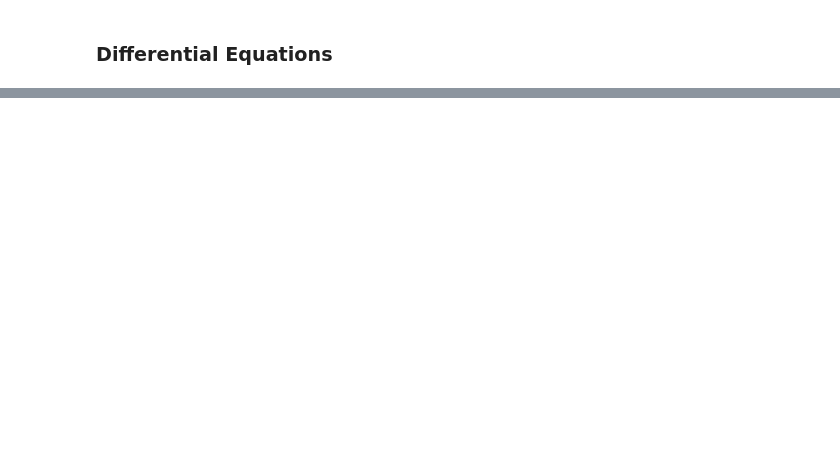
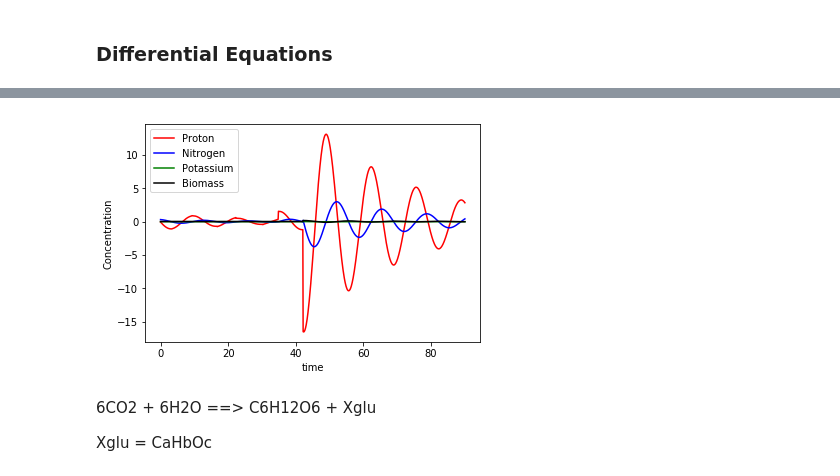
Before and after one commit to reubens9/CSC4102020, a Jupyter notebook: Modelling the metabolism of duckweed/Modelling the metabolism of duckweed.ipynb, the cells around one changed output, grey strips where cells are left out. Cells and saved outputs as stored; diff of their text form; code cells hidden in the pictures; blank space fills up the shorter version.

```diff
--- a/Modelling the metabolism of duckweed/Modelling the metabolism of duckweed.ipynb
+++ b/Modelling the metabolism of duckweed/Modelling the metabolism of duckweed.ipynb
@@ -262,0 +370,52 @@ plt.show()
+# %%
+#Energy_constants:
+
+thmax = 0.03
+nmax = 1.15
+Kn = 0.02
+
+Γ = 2.5
+ϕ = 3.3
+
+#Initial elemental_content:
+
+w, y, z, a = 1.75, 0.875, 0.1, 0.05
+MMx = 12.011+w*1.008+y*15.997+z*14.007+a*39.001
+
+# Control Variables:
+
+Qin = 1.2 #L/h
+# %%
+from scipy.integrate import odeint
+#[X, K, H, N]
+Xo = 10 #g
+Vo = 10 #L
+No = 0.325
+N0 = [Xo/MMx, 0.006*Vo, 0.001*Vo, No*Vo, Vo]
+
+tmax=90
+tspan=np.linspace(0,tmax,1000)
+
+#Ni = odeint(DE, Co, tspan)
+Ni = routine(N0, tspan) #Python won't use variable that I have already declared outside of odeint
+Nx, Nk, Nh, Nn, Vol = Ni
+Cx, Ck, Ch, Cn = Nx/Vol, Nk/Vol, Nh/Vol, Nn/Vol
+
+# time = np.linspace(0, 10, 30)
+# Cs, Ck, Ch, Cn, Cx = ode(farm, [10/180,0.006,0.002,0.015, 1/MMx], time).T
+
+plt.figure()
+plt.plot(tspan, Ch, 'r', label = 'Proton')
+plt.plot(tspan, Cn, 'b', label = 'Nitrogen')
+plt.plot(tspan, Ck, 'g', label = 'Potassium')
+plt.plot(tspan, Cx, 'k', label = 'Biomass')
+plt.xlabel('time')
+plt.ylabel('Concentration')
+plt.legend()
+plt.show()
+# %% [output]
+[figure, added]
+# %% [markdown]
+6CO2 + 6H2O ==> C6H12O6 + Xglu
+
+Xglu = CaHbOc
```
Also changed, not shown: parts of 31 cells of this notebook.
